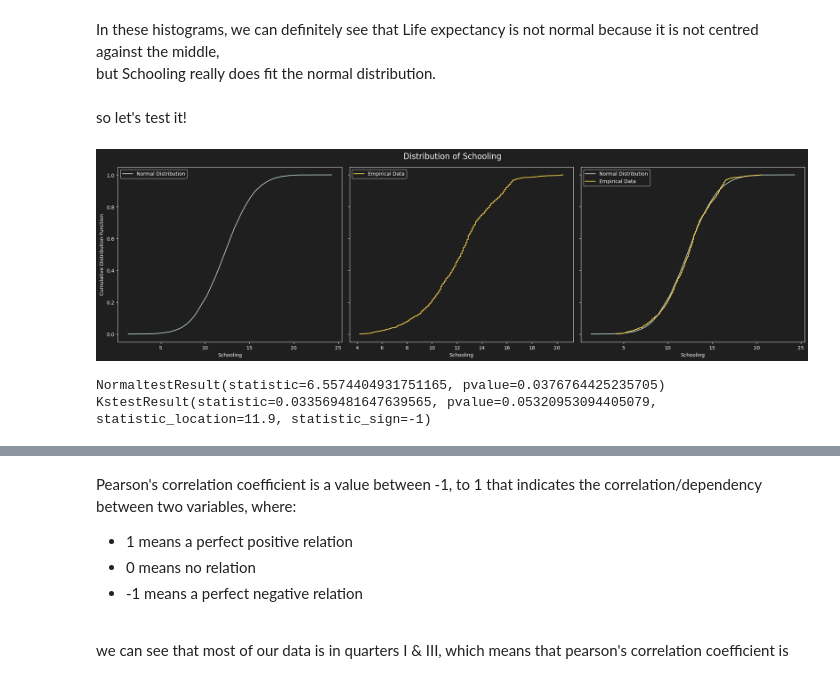
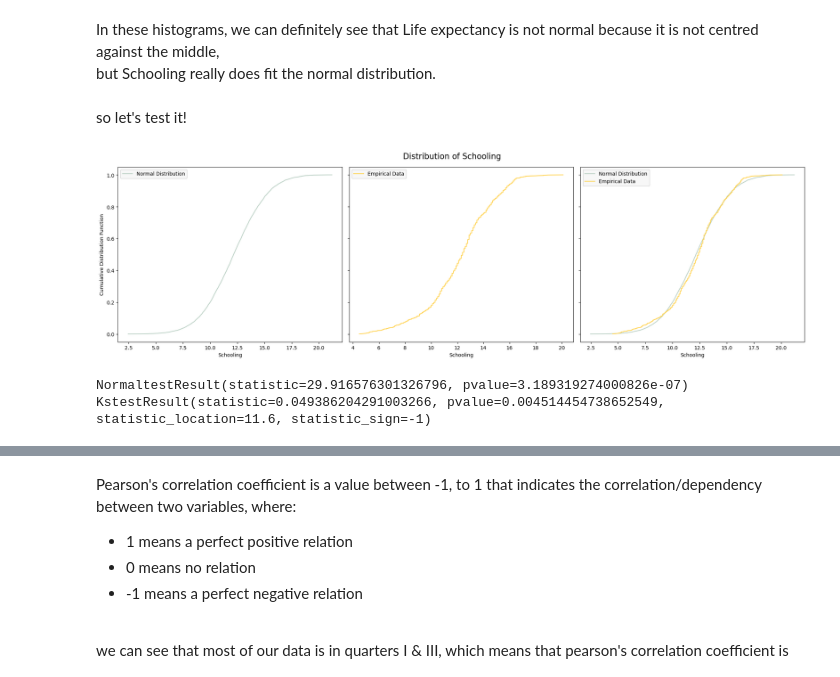
Before and after one commit to amitedenzon/life-expectancy, a Jupyter notebook: research.ipynb, the cells around one changed output, grey strips where cells are left out. Cells and saved outputs as stored; diff of their text form; code cells hidden in the pictures.

```diff
--- a/research.ipynb
+++ b/research.ipynb
@@ -178,10 +178,10 @@ plot_outliers(df)
 # %%
-def remove_outliers(df, whitelist):
+def remove_outliers(df, blacklist):
     numeric_df_columns = df.select_dtypes(include=['number']).columns
     outliers_counts = {}
 
     for col in numeric_df_columns:
-        if col in whitelist:
+        if col not in blacklist:
             outliers = find_outliers(df, col)
             outliers_counts[col] = len(outliers)
 
@@ -192,7 +192,7 @@ def remove_outliers(df, whitelist):
 
     return df, outliers_counts
 
-df_cleaned, outliers_counts = remove_outliers(df, ['Schooling', 'Incomecompositionofresources']) # Columns of interest
+df_cleaned, outliers_counts = remove_outliers(df, ['Polio', 'Diptheria', 'HIV/AIDS']) # Columns of uninterest
 
 print(f'Rows before removing outliers: {df.shape[0]}')
 print(f'Rows after removing outliers: {df_cleaned.shape[0]}')
@@ -283,51 +277,42 @@ so let's test it!
 # %%
 def ecdf(data):
     length = len(data)
     x = np.sort(data)
     y = np.arange(1, length+1) / length
     return x, y
 
 # Generate samples for the normal distribution
 samples = np.random.normal(np.mean(df_cleaned["Schooling"]), np.std(df_cleaned["Schooling"]), size=10000)
 x_theor, y_theor = ecdf(samples)
 
 x_emp, y_emp = ecdf(df_cleaned["Schooling"])
 
 fig, axes = plt.subplots(1, 3, figsize=(20, 6), sharey=True)
-with plt.style.context('dark_background'):
-    fig.patch.set_facecolor('#1f1f1f')
-    for ax in axes:
-        ax.set_facecolor('#1f1f1f')
-        ax.tick_params(colors='white', which='both')
-        ax.spines['top'].set_color('white')
-        ax.spines['bottom'].set_color('white')
-        ax.spines['left'].set_color('white')
-        ax.spines['right'].set_color('white')
 
-    # Plot theoretical distribution
-    axes[0].plot(x_theor, y_theor, label='Normal Distribution', color='#bad0c4')
-    axes[0].set_xlabel("Schooling", color='white')
-    axes[0].set_ylabel("Cumulative Distribution Function", color='white')
-    axes[0].legend(facecolor='#1f1f1f')
+# Plot theoretical distribution
+axes[0].plot(x_theor, y_theor, label='Normal Distribution', color='#bad0c4')
+axes[0].set_xlabel("Schooling", color='black')
+axes[0].set_ylabel("Cumulative Distribution Function", color='black')
+axes[0].legend(facecolor='whitesmoke')
 
-    # Plot empirical data
-    axes[1].plot(x_emp, y_emp, label='Empirical Data', color='#ffd34e')
-    axes[1].set_xlabel("Schooling", color='white')
-    axes[1].legend(facecolor='#1f1f1f')
+# Plot empirical data
+axes[1].plot(x_emp, y_emp, label='Empirical Data', color='#ffd34e')
+axes[1].set_xlabel("Schooling", color='black')
+axes[1].legend(facecolor='whitesmoke')
 
-    axes[2].plot(x_theor, y_theor, label='Normal Distribution', color='#bad0c4')
-    axes[2].plot(x_emp, y_emp, label='Empirical Data', color='#ffd34e')
-    axes[2].set_xlabel("Schooling", color='white')
-    axes[2].legend(facecolor='#1f1f1f')
+axes[2].plot(x_theor, y_theor, label='Normal Distribution', color='#bad0c4')
+axes[2].plot(x_emp, y_emp, label='Empirical Data', color='#ffd34e')
+axes[2].set_xlabel("Schooling", color='black')
+axes[2].legend(facecolor='whitesmoke')
 
-    fig.suptitle('Distribution of Schooling' , fontsize=16)
+fig.suptitle('Distribution of Schooling' , fontsize=16)
 
 plt.tight_layout()
 plt.show()
 
 print(stats.normaltest(df_cleaned["Schooling"]))
 print(stats.kstest(df_cleaned["Schooling"], 'norm', args=(df_cleaned["Schooling"].mean(), df_cleaned["Schooling"].std())))
 # %% [output]
-[figure, old version]
+[figure, new version]
-NormaltestResult(statistic=6.5574404931751165, pvalue=0.0376764425235705)
-KstestResult(statistic=0.033569481647639565, pvalue=0.05320953094405079, statistic_location=11.9, statistic_sign=-1)
+NormaltestResult(statistic=29.916576301326796, pvalue=3.189319274000826e-07)
+KstestResult(statistic=0.049386204291003266, pvalue=0.004514454738652549, statistic_location=11.6, statistic_sign=-1)
```
Also changed, not shown: parts of 33 cells of this notebook, 3 other files.
